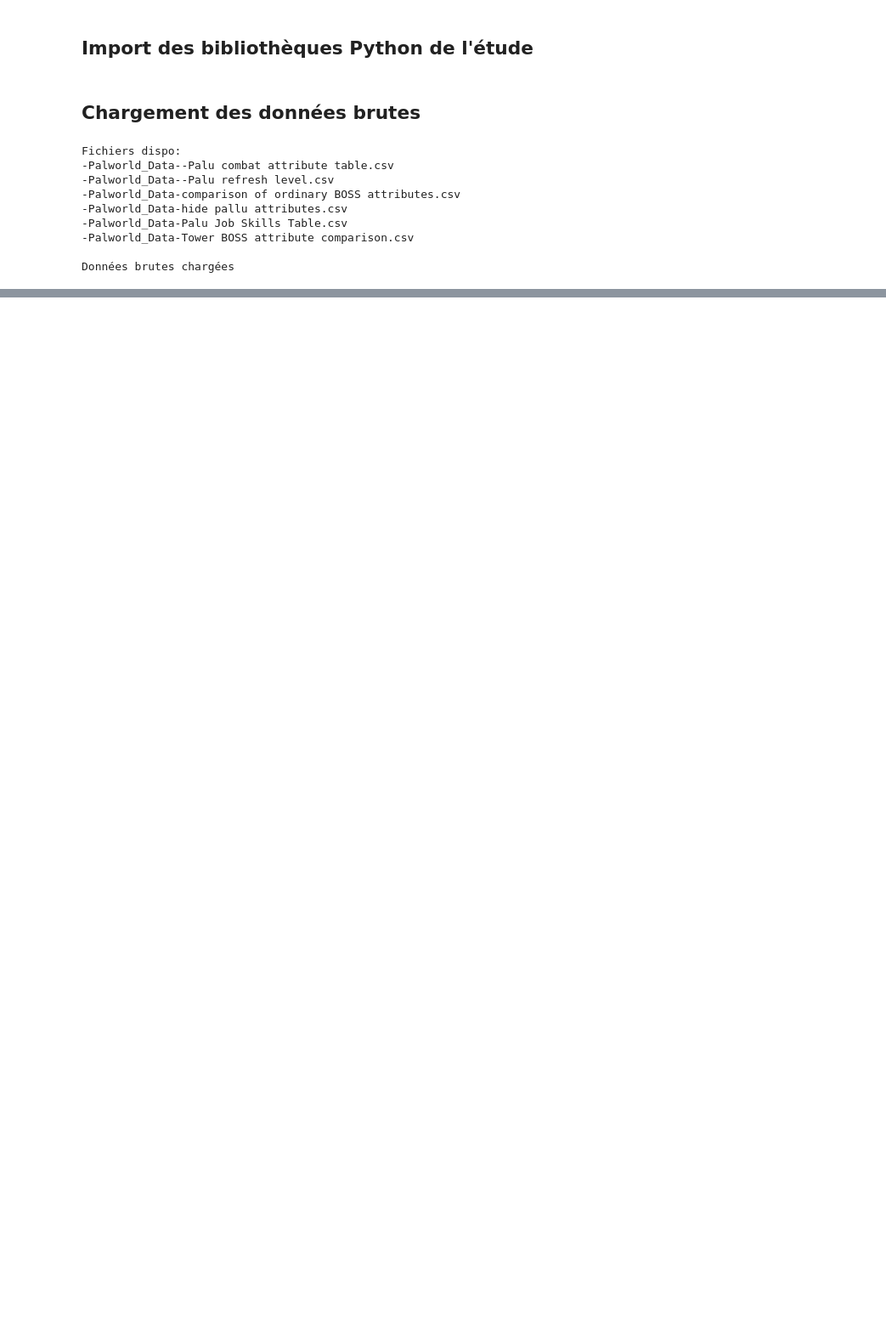
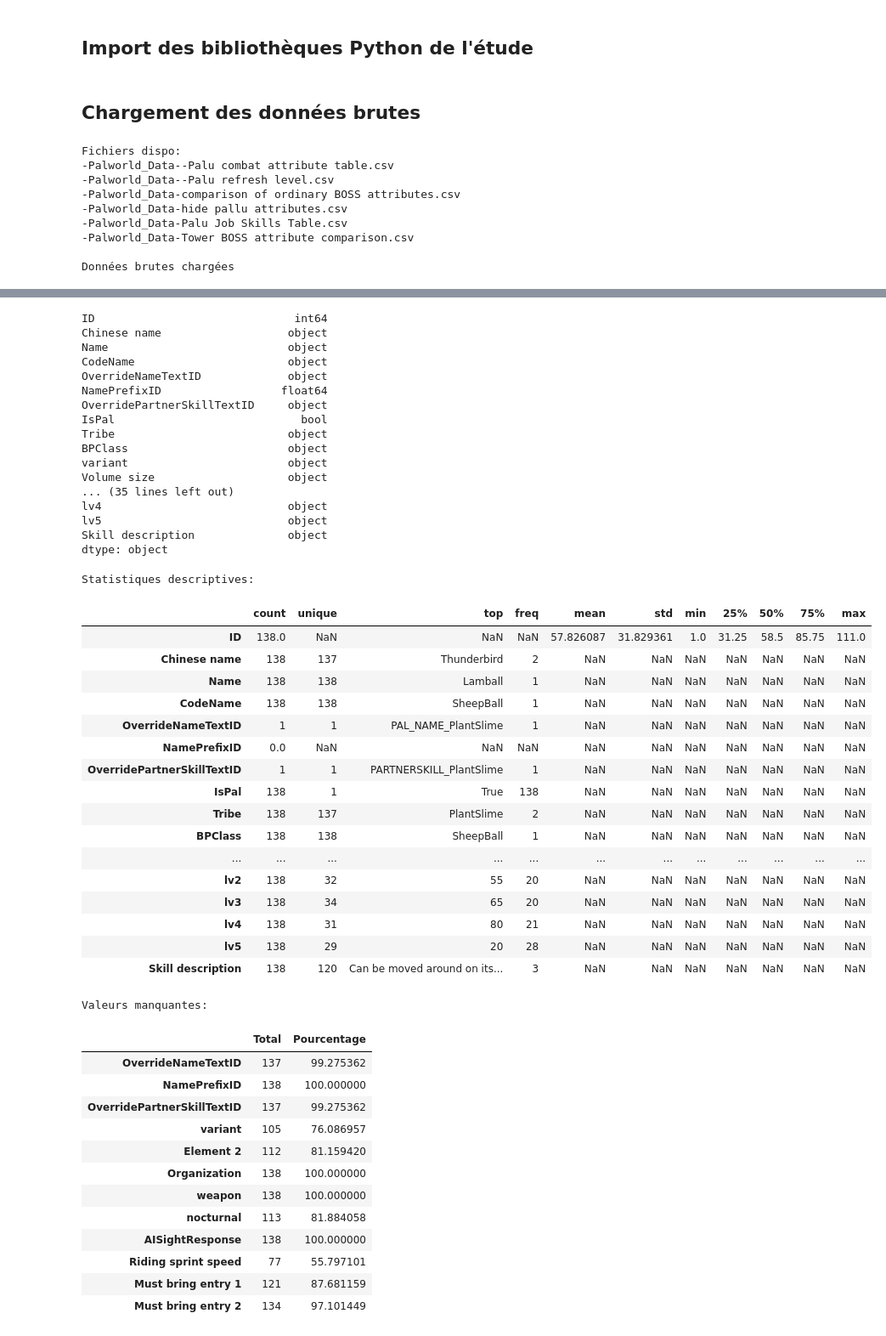
Before and after one commit to Paul-Emmanuel-Buffe/pals-analysis, a Jupyter notebook: notebooks/pals_analysis.ipynb, the cells around one changed output, grey strips where cells are left out. Shown at 85% size. Saved outputs shown, nothing was run; the diff lists cells and outputs as text; code cells hidden in the pictures; blank space fills up the shorter version.

```diff
--- a/notebooks/pals_analysis.ipynb
+++ b/notebooks/pals_analysis.ipynb
@@ -225,0 +531,3 @@ print(datasets)
+# %%
+explore_dataframe(combat_attribute, 'Combat Attribut')
+# %% [output]
@@ -225,0 +567,49 @@ print(datasets)
+ID                              int64
+Chinese name                   object
+Name                           object
+CodeName                       object
+OverrideNameTextID             object
+NamePrefixID                  float64
+OverridePartnerSkillTextID     object
+IsPal                            bool
+Tribe                          object
+BPClass                        object
+variant                        object
+Volume size                    object
+... (35 lines left out)
+lv4                            object
+lv5                            object
+Skill description              object
+dtype: object
+Statistiques descriptives:
+|  | count | unique | top | freq | mean | std | min | 25% | 50% | 75% | max |
+| ID | 138.0 | NaN | NaN | NaN | 57.826087 | 31.829361 | 1.0 | 31.25 | 58.5 | 85.75 | 111.0 |
+| Chinese name | 138 | 137 | Thunderbird | 2 | NaN | NaN | NaN | NaN | NaN | NaN | NaN |
+| Name | 138 | 138 | Lamball | 1 | NaN | NaN | NaN | NaN | NaN | NaN | NaN |
+| CodeName | 138 | 138 | SheepBall | 1 | NaN | NaN | NaN | NaN | NaN | NaN | NaN |
+| OverrideNameTextID | 1 | 1 | PAL_NAME_PlantSlime | 1 | NaN | NaN | NaN | NaN | NaN | NaN | NaN |
+| NamePrefixID | 0.0 | NaN | NaN | NaN | NaN | NaN | NaN | NaN | NaN | NaN | NaN |
+| OverridePartnerSkillTextID | 1 | 1 | PARTNERSKILL_PlantSlime | 1 | NaN | NaN | NaN | NaN | NaN | NaN | NaN |
+| IsPal | 138 | 1 | True | 138 | NaN | NaN | NaN | NaN | NaN | NaN | NaN |
+| Tribe | 138 | 137 | PlantSlime | 2 | NaN | NaN | NaN | NaN | NaN | NaN | NaN |
+| BPClass | 138 | 138 | SheepBall | 1 | NaN | NaN | NaN | NaN | NaN | NaN | NaN |
+| ... | ... | ... | ... | ... | ... | ... | ... | ... | ... | ... | ... |
+| lv2 | 138 | 32 | 55 | 20 | NaN | NaN | NaN | NaN | NaN | NaN | NaN |
+| lv3 | 138 | 34 | 65 | 20 | NaN | NaN | NaN | NaN | NaN | NaN | NaN |
+| lv4 | 138 | 31 | 80 | 21 | NaN | NaN | NaN | NaN | NaN | NaN | NaN |
+| lv5 | 138 | 29 | 20 | 28 | NaN | NaN | NaN | NaN | NaN | NaN | NaN |
+| Skill description | 138 | 120 | Can be moved around on its... | 3 | NaN | NaN | NaN | NaN | NaN | NaN | NaN |
+Valeurs manquantes:
+|  | Total | Pourcentage |
+| OverrideNameTextID | 137 | 99.275362 |
+| NamePrefixID | 138 | 100.000000 |
+| OverridePartnerSkillTextID | 137 | 99.275362 |
+| variant | 105 | 76.086957 |
+| Element 2 | 112 | 81.159420 |
+| Organization | 138 | 100.000000 |
+| weapon | 138 | 100.000000 |
+| nocturnal | 113 | 81.884058 |
+| AISightResponse | 138 | 100.000000 |
+| Riding sprint speed | 77 | 55.797101 |
+| Must bring entry 1 | 121 | 87.681159 |
+| Must bring entry 2 | 134 | 97.101449 |
```
Also changed, not shown: parts of 11 cells of this notebook, 20 other files.
